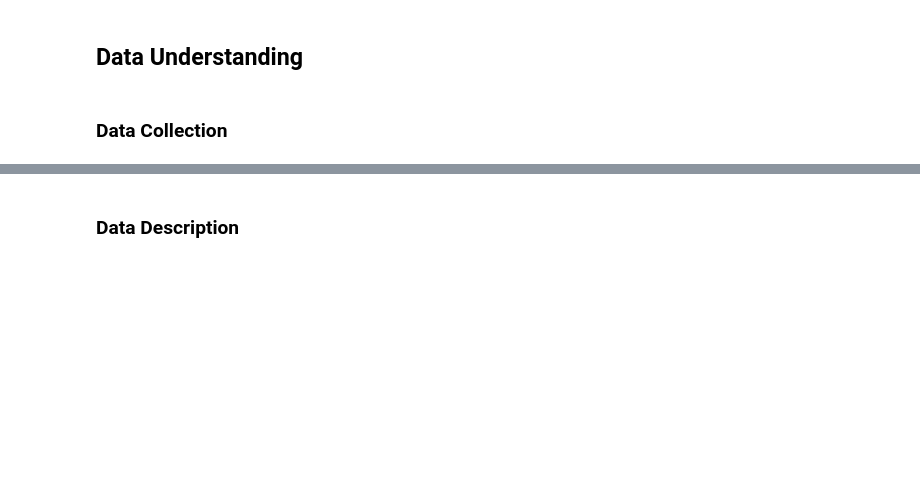
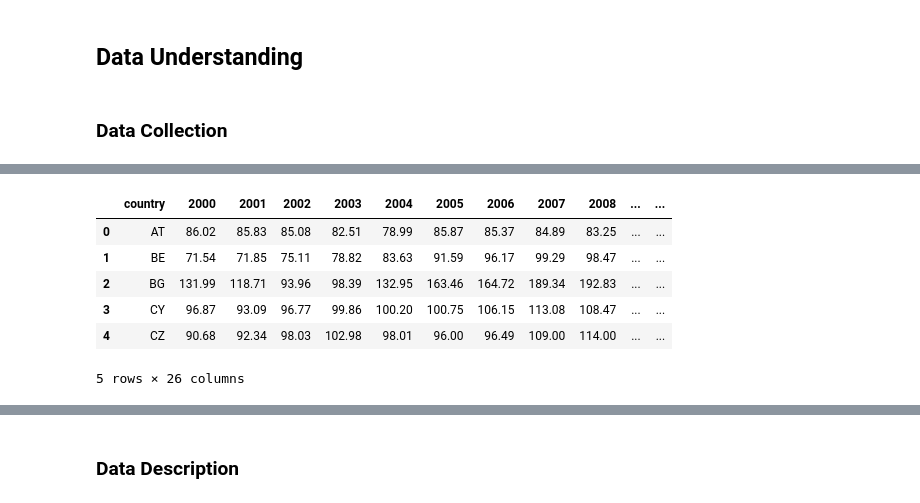
Before and after one commit to baktofebruary/InfoVis, a Jupyter notebook: notebooks/prepare_data.ipynb, the cells around one changed output, grey strips where cells are left out. Cells and saved outputs as stored; diff of their text form; code cells hidden in the pictures; blank space fills up the shorter version.

```diff
--- a/notebooks/prepare_data.ipynb
+++ b/notebooks/prepare_data.ipynb
@@ -8,0 +73,10 @@
+# %%
+price_to_income_df.head()
+# %% [output]
+|  | country | 2000 | 2001 | 2002 | 2003 | 2004 | 2005 | 2006 | 2007 | 2008 | ... | ... |
+| 0 | AT | 86.02 | 85.83 | 85.08 | 82.51 | 78.99 | 85.87 | 85.37 | 84.89 | 83.25 | ... | ... |
+| 1 | BE | 71.54 | 71.85 | 75.11 | 78.82 | 83.63 | 91.59 | 96.17 | 99.29 | 98.47 | ... | ... |
+| 2 | BG | 131.99 | 118.71 | 93.96 | 98.39 | 132.95 | 163.46 | 164.72 | 189.34 | 192.83 | ... | ... |
+| 3 | CY | 96.87 | 93.09 | 96.77 | 99.86 | 100.20 | 100.75 | 106.15 | 113.08 | 108.47 | ... | ... |
+| 4 | CZ | 90.68 | 92.34 | 98.03 | 102.98 | 98.01 | 96.00 | 96.49 | 109.00 | 114.00 | ... | ... |
+5 rows × 26 columns
```
Also changed, not shown: parts of 20 cells of this notebook, 11 other files.
